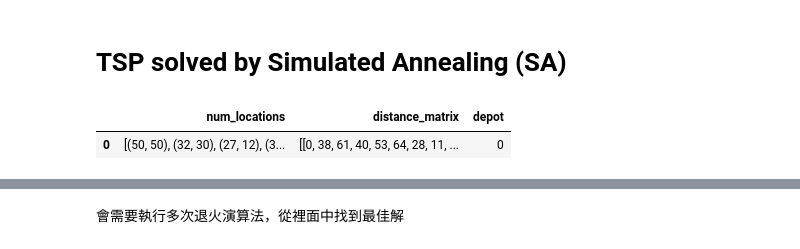
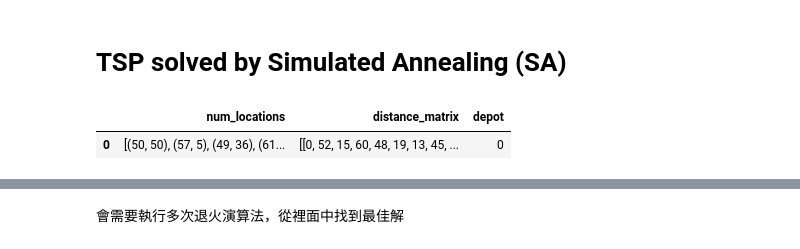
Before and after one commit to jy09567824/vehicle-routing-problem, a Jupyter notebook: sample/TSP_SA.ipynb, the cells around one changed output, grey strips where cells are left out. Saved outputs shown, nothing was run; the diff lists cells and outputs as text; code cells hidden in the pictures.

```diff
--- a/sample/TSP_SA.ipynb
+++ b/sample/TSP_SA.ipynb
@@ -11,12 +11,12 @@ import matplotlib.pyplot as plt
 import seaborn as sns
 sns.set()
 # %%
-NUM_NODES = 15
+NUM_NODES = 10
 MAX_X = 100
 MAX_Y = 100
 
 def create_data_model():
-    # np.random.seed(21)
+    np.random.seed(21)
     data = {}
     data["num_locations"] = [(np.random.randint(1, MAX_X+1), np.random.randint(1, MAX_Y+1)) for i in range(NUM_NODES)]
     data["num_locations"][0] = (int(MAX_X / 2), int(MAX_Y / 2))
@@ -30,6 +30,8 @@ def create_result_model():
     result["temperature"] = []
     result["routes"] = []
     result["distance"] = []
+    # result["best_routes"] = []
+    # result["best_distance"] = []
     return result
 
 def compute_manhattan_distance_matrix(nodes):
@@ -76,34 +78,34 @@ def plot_map(routes=[]):
                 text_kwargs = dict(s=str(i), fontsize=10, color="white", horizontalalignment='center', verticalalignment='center')
                 node_kwargs = dict(s=400, color='black', alpha=0.8, edgecolors='black', marker='o')
                 if i == 0:
                     continue
                 node_kwargs['color'] = RGB_colors
                 node = data['num_locations'][i]
                 plt.scatter(x=node[0], y=node[1], **node_kwargs)
                 plt.text(x=node[0], y=node[1], **text_kwargs)
         # Draw start node
         start_node = data['num_locations'][0]
         plt.scatter(x=start_node[0], y=start_node[1], s=400, color='black', alpha=1, edgecolors='black', marker='s')
         plt.text(x=start_node[0], y=start_node[1], s='0', fontsize=10, color="white", horizontalalignment='center', verticalalignment='center')
     else: # Print initial map
         if len(data['num_locations']) > 0:
             for index, node in enumerate(data['num_locations']):
                 text_kwargs = dict(s=str(index), fontsize=10, color="white", horizontalalignment='center', verticalalignment='center')
                 node_kwargs = dict(s=400, color='gray', alpha=0.8, edgecolors='black')
                 if index == 0:
                     plt.scatter(x=node[0], y=node[1], s=400, color='black', alpha=0.8, edgecolors='black', marker='s')
                     plt.text(x=node[0], y=node[1], s='0', fontsize=10, color="white", horizontalalignment='center', verticalalignment='center')
                     continue
                 plt.scatter(x=node[0], y=node[1], **node_kwargs)
                 plt.text(x=node[0], y=node[1], **text_kwargs)
         else:
             print("No data to plot.")
 
 data = create_data_model()
 pd.json_normalize(data)
 # %% [output]
 |  | num_locations | distance_matrix | depot |
-| 0 | [(50, 50), (32, 30), (27, 12), (3... | [[0, 38, 61, 40, 53, 64, 28, 11, ... | 0 |
+| 0 | [(50, 50), (57, 5), (49, 36), (61... | [[0, 52, 15, 60, 48, 19, 13, 45, ... | 0 |
 # %%
 plot_map()
 # %% [output]
```
Also changed, not shown: parts of 8 cells of this notebook, 2 other files.
